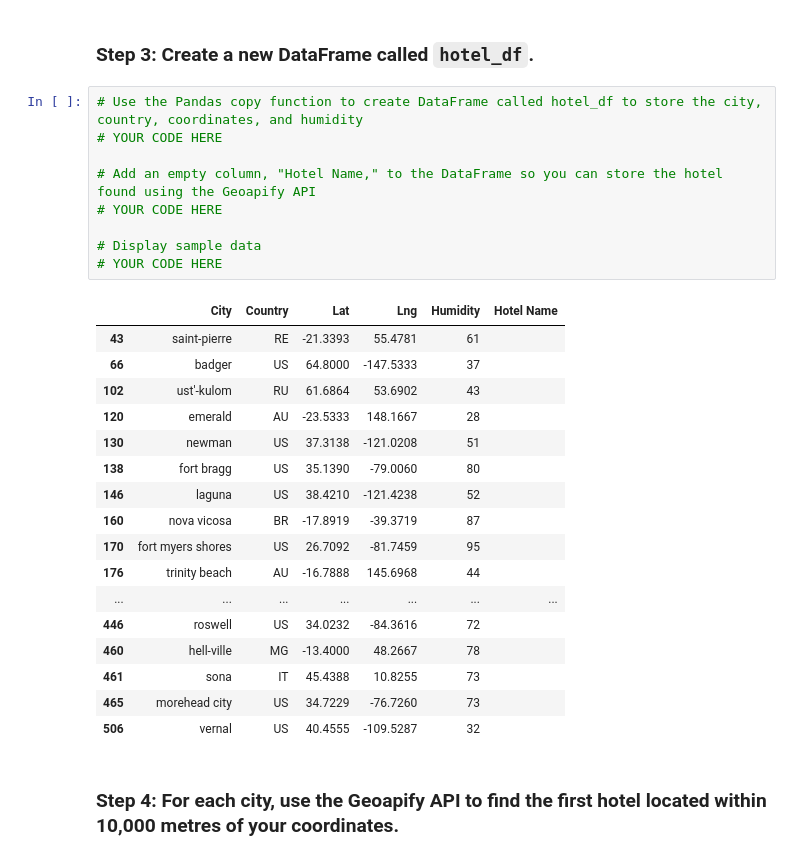
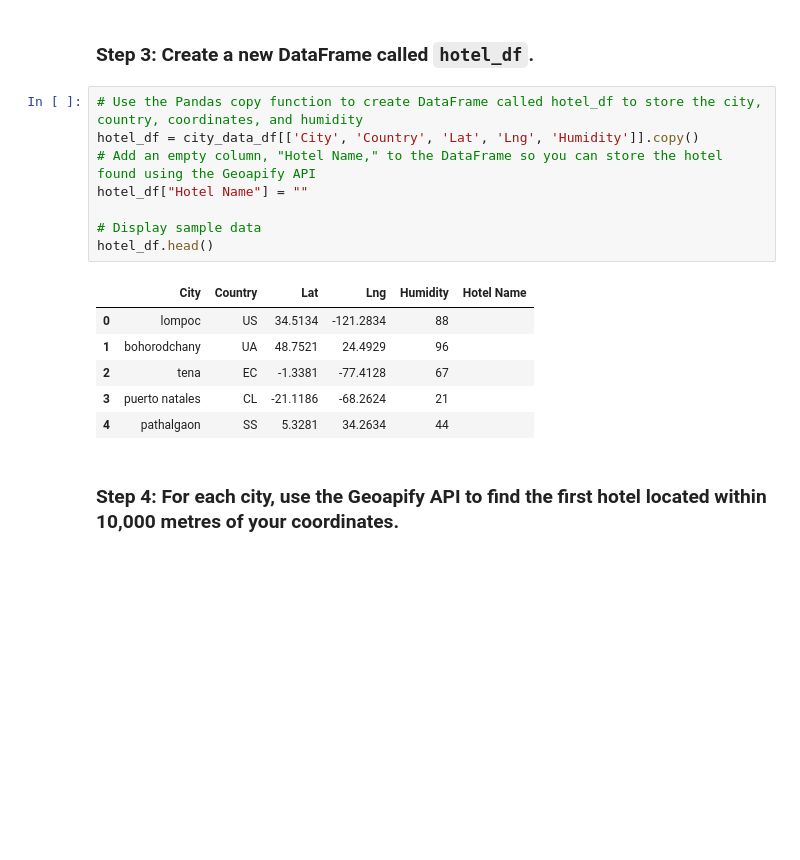
Before and after one commit to mascee/python-api-challenge, a Jupyter notebook: WeatherPy/VacationPy.ipynb, the cells around one changed output. Saved outputs shown, nothing was run; the diff lists cells and outputs as text; blank space fills up the shorter version.

```diff
--- a/WeatherPy/VacationPy.ipynb
+++ b/WeatherPy/VacationPy.ipynb
@@ -78,30 +78,18 @@ ideal_weather_df.head()
 ### Step 3: Create a new DataFrame called `hotel_df`.
 # %%
 # Use the Pandas copy function to create DataFrame called hotel_df to store the city, country, coordinates, and humidity
-# YOUR CODE HERE
-
+hotel_df = city_data_df[['City', 'Country', 'Lat', 'Lng', 'Humidity']].copy()
 # Add an empty column, "Hotel Name," to the DataFrame so you can store the hotel found using the Geoapify API
-# YOUR CODE HERE
+hotel_df["Hotel Name"] = ""
 
 # Display sample data
-# YOUR CODE HERE
+hotel_df.head()
 # %% [output]
 |  | City | Country | Lat | Lng | Humidity | Hotel Name |
-| 43 | saint-pierre | RE | -21.3393 | 55.4781 | 61 |  |
-| 66 | badger | US | 64.8000 | -147.5333 | 37 |  |
-| 102 | ust'-kulom | RU | 61.6864 | 53.6902 | 43 |  |
-| 120 | emerald | AU | -23.5333 | 148.1667 | 28 |  |
-| 130 | newman | US | 37.3138 | -121.0208 | 51 |  |
-| 138 | fort bragg | US | 35.1390 | -79.0060 | 80 |  |
-| 146 | laguna | US | 38.4210 | -121.4238 | 52 |  |
-| 160 | nova vicosa | BR | -17.8919 | -39.3719 | 87 |  |
-| 170 | fort myers shores | US | 26.7092 | -81.7459 | 95 |  |
-| 176 | trinity beach | AU | -16.7888 | 145.6968 | 44 |  |
-| ... | ... | ... | ... | ... | ... | ... |
-| 446 | roswell | US | 34.0232 | -84.3616 | 72 |  |
-| 460 | hell-ville | MG | -13.4000 | 48.2667 | 78 |  |
-| 461 | sona | IT | 45.4388 | 10.8255 | 73 |  |
-| 465 | morehead city | US | 34.7229 | -76.7260 | 73 |  |
-| 506 | vernal | US | 40.4555 | -109.5287 | 32 |  |
+| 0 | lompoc | US | 34.5134 | -121.2834 | 88 |  |
+| 1 | bohorodchany | UA | 48.7521 | 24.4929 | 96 |  |
+| 2 | tena | EC | -1.3381 | -77.4128 | 67 |  |
+| 3 | puerto natales | CL | -21.1186 | -68.2624 | 21 |  |
+| 4 | pathalgaon | SS | 5.3281 | 34.2634 | 44 |  |
 # %% [markdown]
 ### Step 4: For each city, use the Geoapify API to find the first hotel located within 10,000 metres of your coordinates.
```
Also changed, not shown: parts of 4 cells of this notebook.
